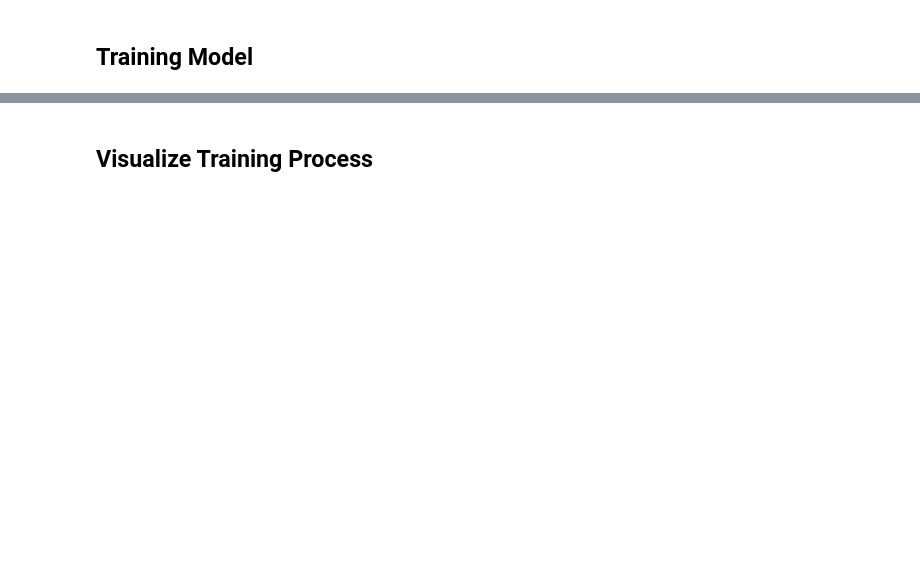
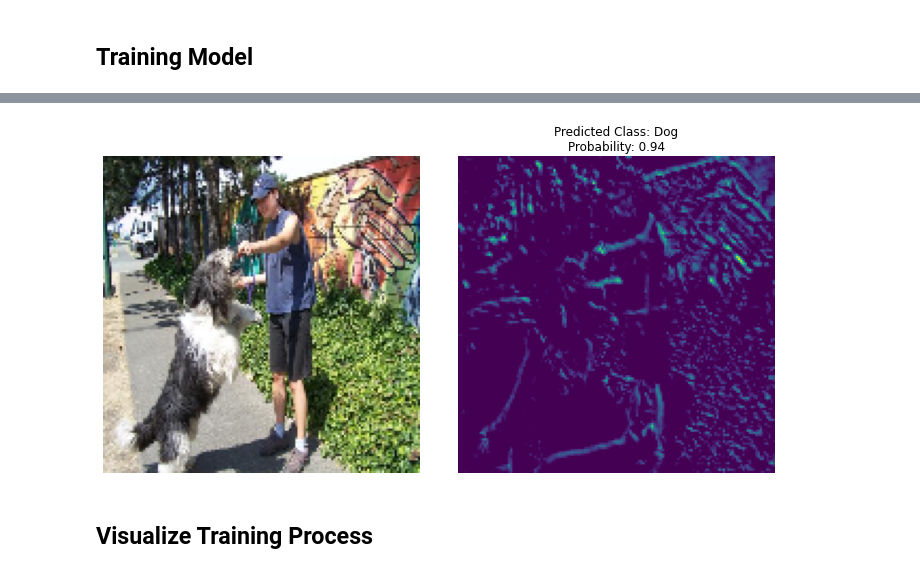
Before and after one commit to PrimeTimeTran/ComfyUI, a Jupyter notebook: Projects/ml_classifier_dogs_cats/outline.ipynb, the cells around one changed output, grey strips where cells are left out. Saved outputs shown, nothing was run; the diff lists cells and outputs as text; code cells hidden in the pictures; blank space fills up the shorter version.

```diff
--- a/Projects/ml_classifier_dogs_cats/outline.ipynb
+++ b/Projects/ml_classifier_dogs_cats/outline.ipynb
@@ -349,0 +360,26 @@ show_maps(desired_class=1, num_maps=5)
+# %%
+conv_layer_name = 'conv2d_7'
+activation_model = Model(inputs=model.input,
+                         outputs=[model.get_layer('conv2d_7').output, model.get_layer('dense_3').output])
+images, _ = test_generator.next()
+activations, results = activation_model.predict(images)
+
+def show_activations(image_index, activations, results, images, class_names):
+    fig, (ax1, ax2) = plt.subplots(1, 2, figsize=(10, 5))
+
+    ax1.imshow(images[image_index])
+    ax1.axis('off')
+
+    ax2.imshow(activations[image_index, :, :, 0], cmap='viridis')
+    ax2.axis('off')
+    prediction = np.argmax(results[image_index])
+    probability = results[image_index][prediction]
+    predicted_class = class_names[prediction]
+
+    ax2.set_title(f'Predicted Class: {predicted_class}\nProbability: {probability:.2f}', fontsize=12)
+    plt.tight_layout()
+    plt.show()
+
+class_names = ['Cat', 'Dog']
+show_activations(0, activations, results, images, class_names)
+# %% [output]
@@ -350,3 +387,4 @@ show_maps(desired_class=1, num_maps=5)
+[figure, added]
 # %% [markdown]
 ## Visualize Training Process
 # %%
```
Also changed, not shown: parts of 21 cells of this notebook, 6 other files.
